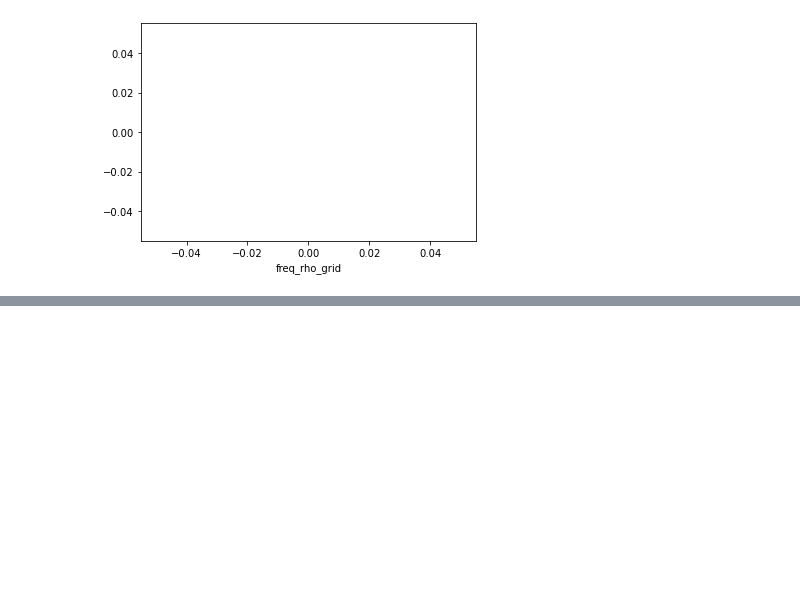
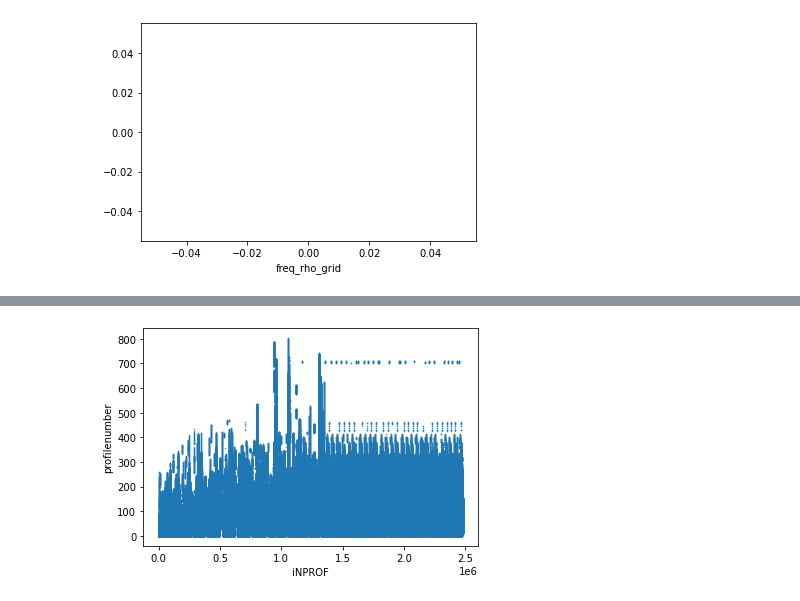
Before and after one commit to ocean-transport/argo-intern, a Jupyter notebook: methods.ipynb, the cells around one changed output, grey strips where cells are left out. Drawn from its saved outputs; the diff is of its cells as text; code cells hidden in the pictures; blank space fills up the shorter version.

```diff
--- a/methods.ipynb
+++ b/methods.ipynb
@@ -354,0 +297,2 @@ SPICE_spec_r.mean('N_PROF_NEW').plot()
+# %%
+MLD = xr.open_dataset('Argo_mixedlayers_all_04142022.nc')
@@ -354,0 +322,8 @@ SPICE_spec_r.mean('N_PROF_NEW').plot()
+# %%
+plt.scatter(MLD.iNPROF, MLD.profilenumber,s=0.2)
+plt.xlabel('iNPROF')
+plt.ylabel('profilenumber')
+
+plt.savefig('')
+# %% [output]
+[figure, added]
```
Also changed, not shown: parts of 13 cells of this notebook, 1 other file.
